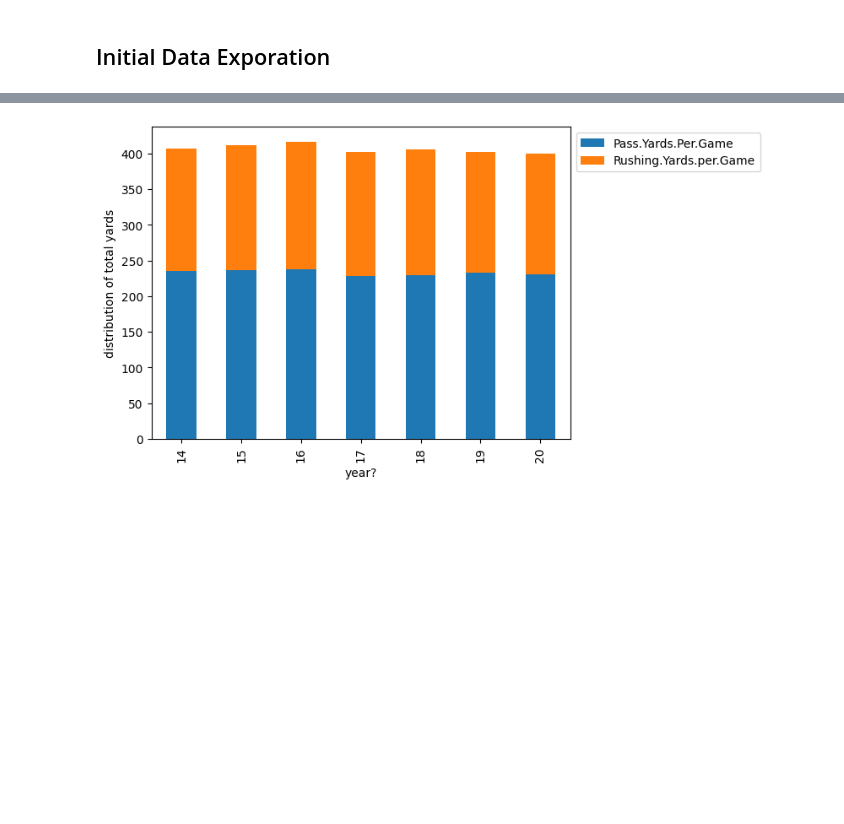
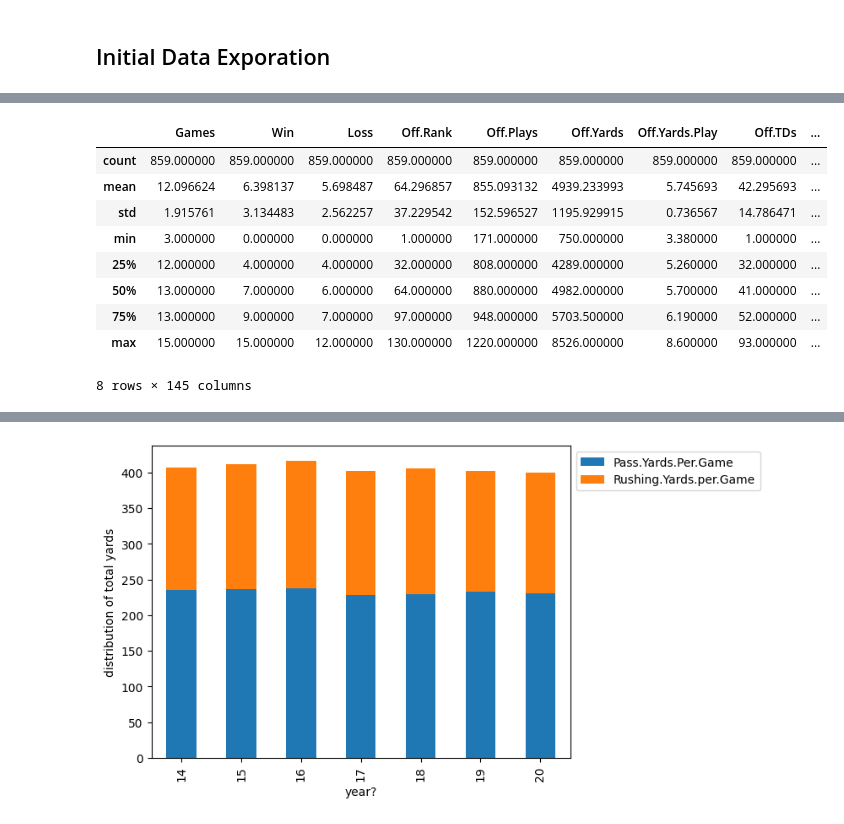
Before and after one commit to ashv1nr/cfb-top-25-predictor, a Jupyter notebook: cs363mProject.ipynb, the cells around one changed output, grey strips where cells are left out. Cells and saved outputs as stored; diff of their text form; code cells hidden in the pictures; blank space fills up the shorter version.

```diff
--- a/cs363mProject.ipynb
+++ b/cs363mProject.ipynb
@@ -80,0 +95,13 @@ We wanted to examine if the notion on college football becoming more offensive i
+# %%
+df.describe()
+# %% [output]
+|  | Games | Win | Loss | Off.Rank | Off.Plays | Off.Yards | Off.Yards.Play | Off.TDs | ... |
+| count | 859.000000 | 859.000000 | 859.000000 | 859.000000 | 859.000000 | 859.000000 | 859.000000 | 859.000000 | ... |
+| mean | 12.096624 | 6.398137 | 5.698487 | 64.296857 | 855.093132 | 4939.233993 | 5.745693 | 42.295693 | ... |
+| std | 1.915761 | 3.134483 | 2.562257 | 37.229542 | 152.596527 | 1195.929915 | 0.736567 | 14.786471 | ... |
+| min | 3.000000 | 0.000000 | 0.000000 | 1.000000 | 171.000000 | 750.000000 | 3.380000 | 1.000000 | ... |
+| 25% | 12.000000 | 4.000000 | 4.000000 | 32.000000 | 808.000000 | 4289.000000 | 5.260000 | 32.000000 | ... |
+| 50% | 13.000000 | 7.000000 | 6.000000 | 64.000000 | 880.000000 | 4982.000000 | 5.700000 | 41.000000 | ... |
+| 75% | 13.000000 | 9.000000 | 7.000000 | 97.000000 | 948.000000 | 5703.500000 | 6.190000 | 52.000000 | ... |
+| max | 15.000000 | 15.000000 | 12.000000 | 130.000000 | 1220.000000 | 8526.000000 | 8.600000 | 93.000000 | ... |
+8 rows × 145 columns
```
Also changed, not shown: parts of 29 cells of this notebook.
